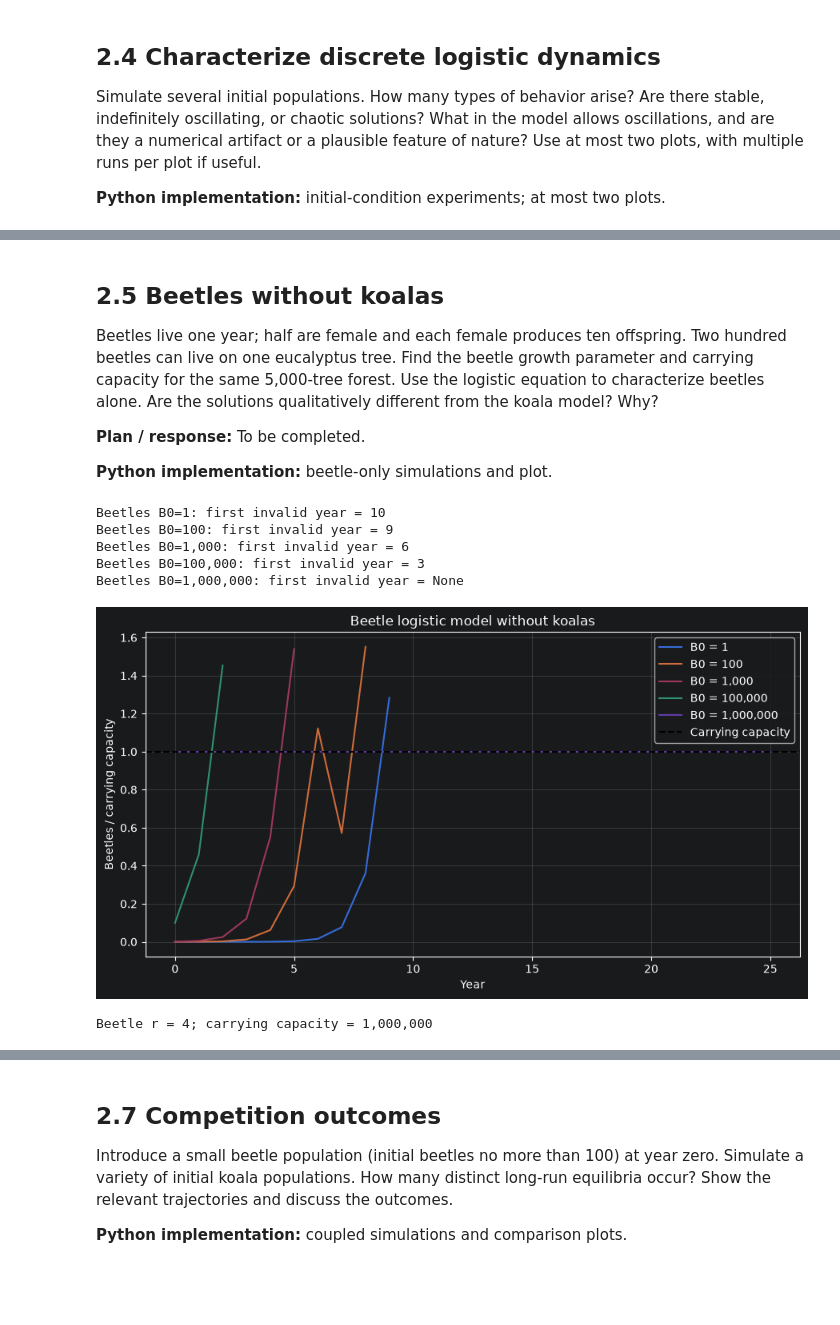
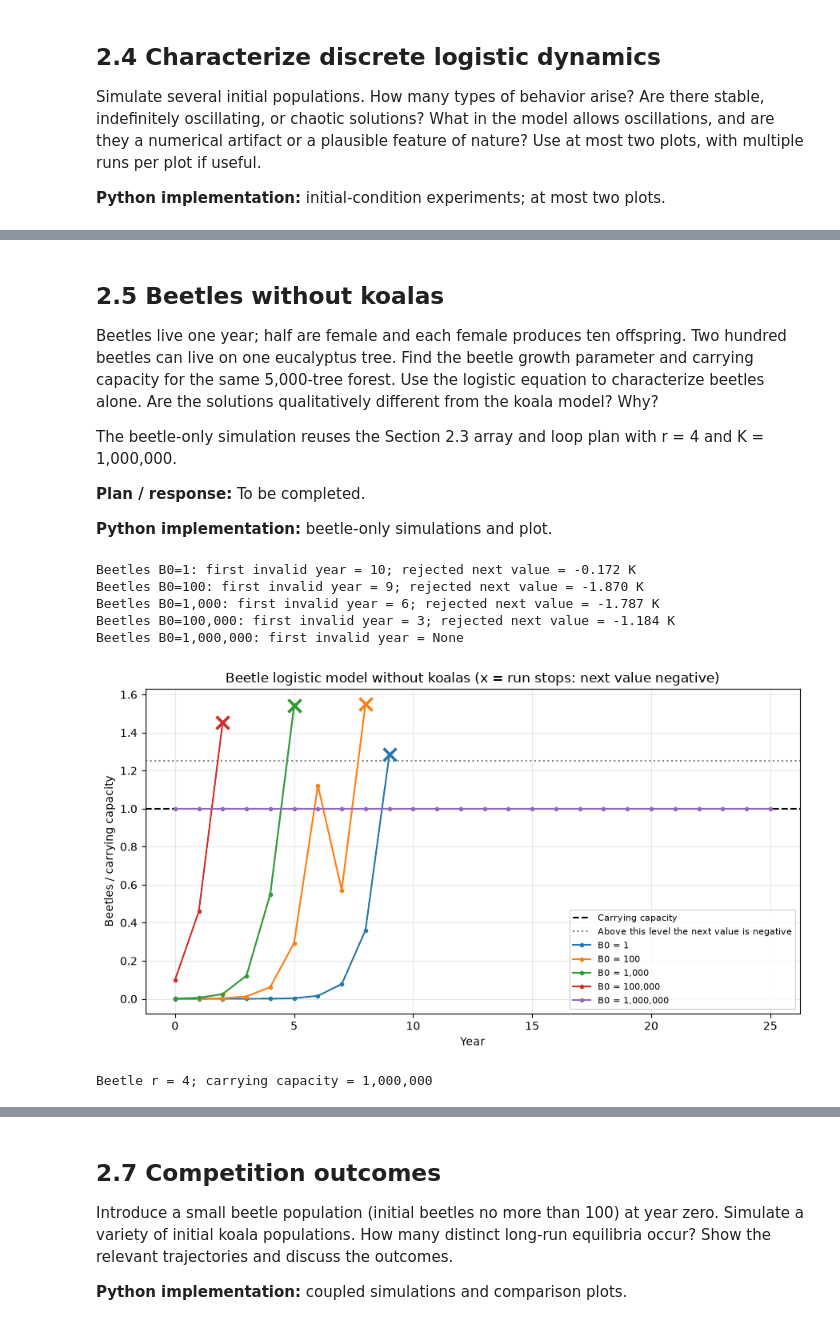
Before and after one commit to AaronScherf/ai-sandbox-master, a Jupyter notebook: ai-sandbox/academic-hub/academic_resources/env-science/labs/lab_4/lab_4_notebook.ipynb, the cells around one changed output, grey strips where cells are left out. Saved outputs shown, nothing was run; the diff lists cells and outputs as text; code cells hidden in the pictures; blank space fills up the shorter version.

```diff
--- a/ai-sandbox/academic-hub/academic_resources/env-science/labs/lab_4/lab_4_notebook.ipynb
+++ b/ai-sandbox/academic-hub/academic_resources/env-science/labs/lab_4/lab_4_notebook.ipynb
@@ -190,37 +227,51 @@ Koala carrying capacity = 1000
 ## 2.5 Beetles without koalas
 Beetles live one year; half are female and each female produces ten offspring. Two hundred beetles can live on one eucalyptus tree. Find the beetle growth parameter and carrying capacity for the same 5,000-tree forest. Use the logistic equation to characterize beetles alone. Are the solutions qualitatively different from the koala model? Why?
 
+The beetle-only simulation reuses the Section 2.3 array and loop plan with r = 4 and K = 1,000,000.
+
 **Plan / response:** To be completed.
 
 **Python implementation:** beetle-only simulations and plot.
 # %%
 female_beetle_fraction = 1 / 2
 offspring_per_female = 10
 # Adults die after reproducing; the young replace the current adults.
 r_beetle = female_beetle_fraction * offspring_per_female - 1
 beetles_per_tree = 200
 K_beetle = eucalyptus_trees * beetles_per_tree
 years_beetle = 25
 time_beetle = np.arange(years_beetle + 1)
 initial_beetles = [1, 100, 1000, 100_000, 1_000_000]
 fig, ax = plt.subplots(figsize=(9, 5))
+ax.axhline(1, color="black", linestyle="--", label="Carrying capacity")
+ax.axhline((1 + r_beetle) / r_beetle, color="gray", linestyle=":",
+           label="Above this level the next value is negative")
 for b0 in initial_beetles:
     trajectory, invalid_year = simulate_logistic(b0, r_beetle, K_beetle, years_beetle)
-    ax.plot(time_beetle, trajectory / K_beetle, label=f"B0 = {b0:,}")
-    print(f"Beetles B0={b0:,}: first invalid year = {invalid_year}")
-ax.axhline(1, color="black", linestyle="--", label="Carrying capacity")
+    line, = ax.plot(time_beetle, trajectory / K_beetle, marker="o", markersize=3,
+                    label=f"B0 = {b0:,}")
+    if invalid_year is None:
+        print(f"Beetles B0={b0:,}: first invalid year = None")
+    else:
+        last = invalid_year - 1
+        n = trajectory[last]
+        rejected = n + r_beetle * n * (1 - n / K_beetle)
+        ax.plot(last, n / K_beetle, "x", color=line.get_color(),
+                markersize=11, markeredgewidth=2.5)
+        print(f"Beetles B0={b0:,}: first invalid year = {invalid_year}; "
+              f"rejected next value = {rejected / K_beetle:.3f} K")
 ax.set(xlabel="Year", ylabel="Beetles / carrying capacity",
-       title="Beetle logistic model without koalas")
-ax.legend()
+       title="Beetle logistic model without koalas (x = run stops: next value negative)")
+ax.legend(fontsize=8)
 ax.grid(alpha=0.3)
 plt.tight_layout()
 plt.show()
 print(f"Beetle r = {r_beetle:g}; carrying capacity = {K_beetle:,.0f}")
 # %% [output]
-Beetles B0=1: first invalid year = 10
-Beetles B0=100: first invalid year = 9
-Beetles B0=1,000: first invalid year = 6
-Beetles B0=100,000: first invalid year = 3
+Beetles B0=1: first invalid year = 10; rejected next value = -0.172 K
+Beetles B0=100: first invalid year = 9; rejected next value = -1.870 K
+Beetles B0=1,000: first invalid year = 6; rejected next value = -1.787 K
+Beetles B0=100,000: first invalid year = 3; rejected next value = -1.184 K
 Beetles B0=1,000,000: first invalid year = None
-[figure, old version]
+[figure, new version]
 Beetle r = 4; carrying capacity = 1,000,000
```
Also changed, not shown: parts of 26 cells of this notebook.
